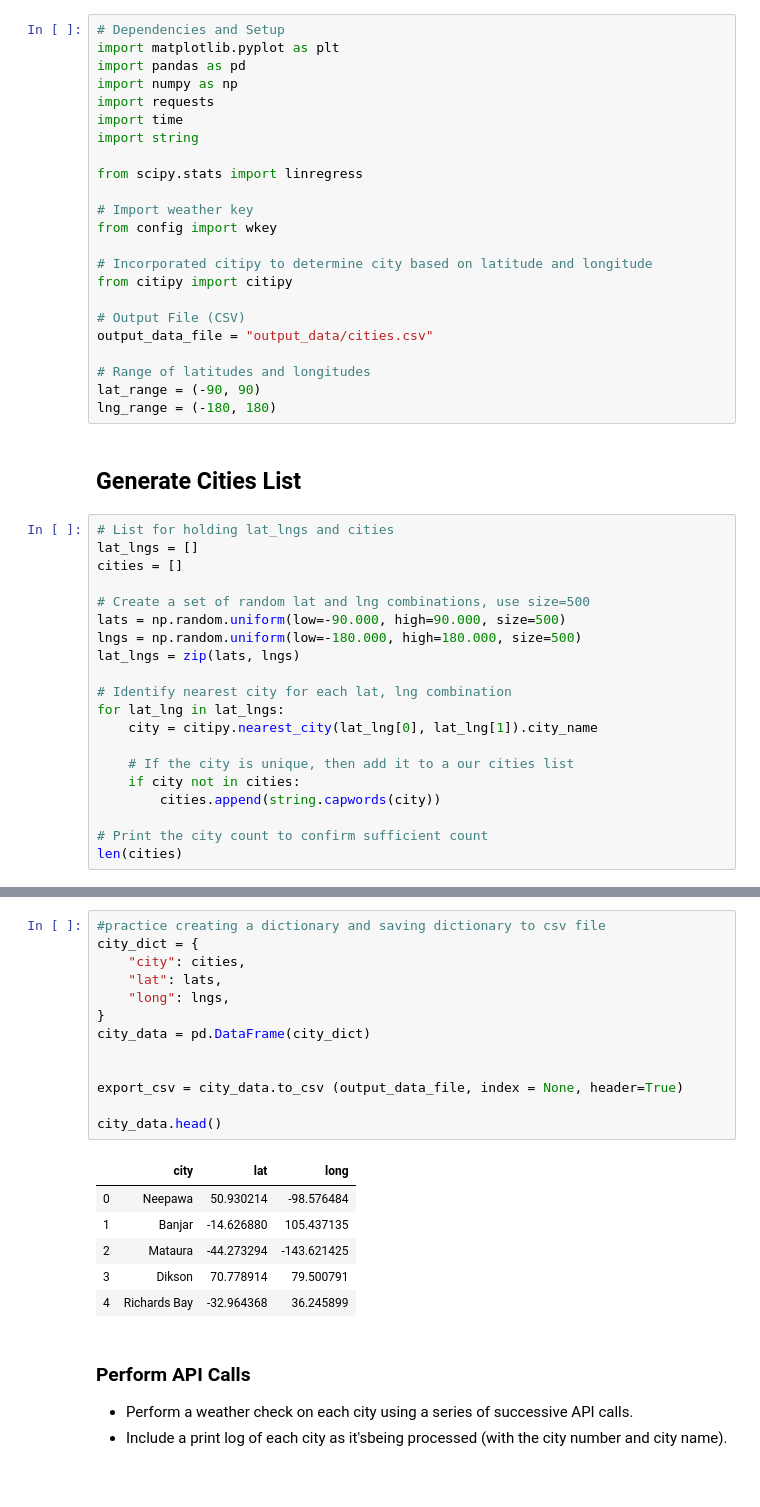
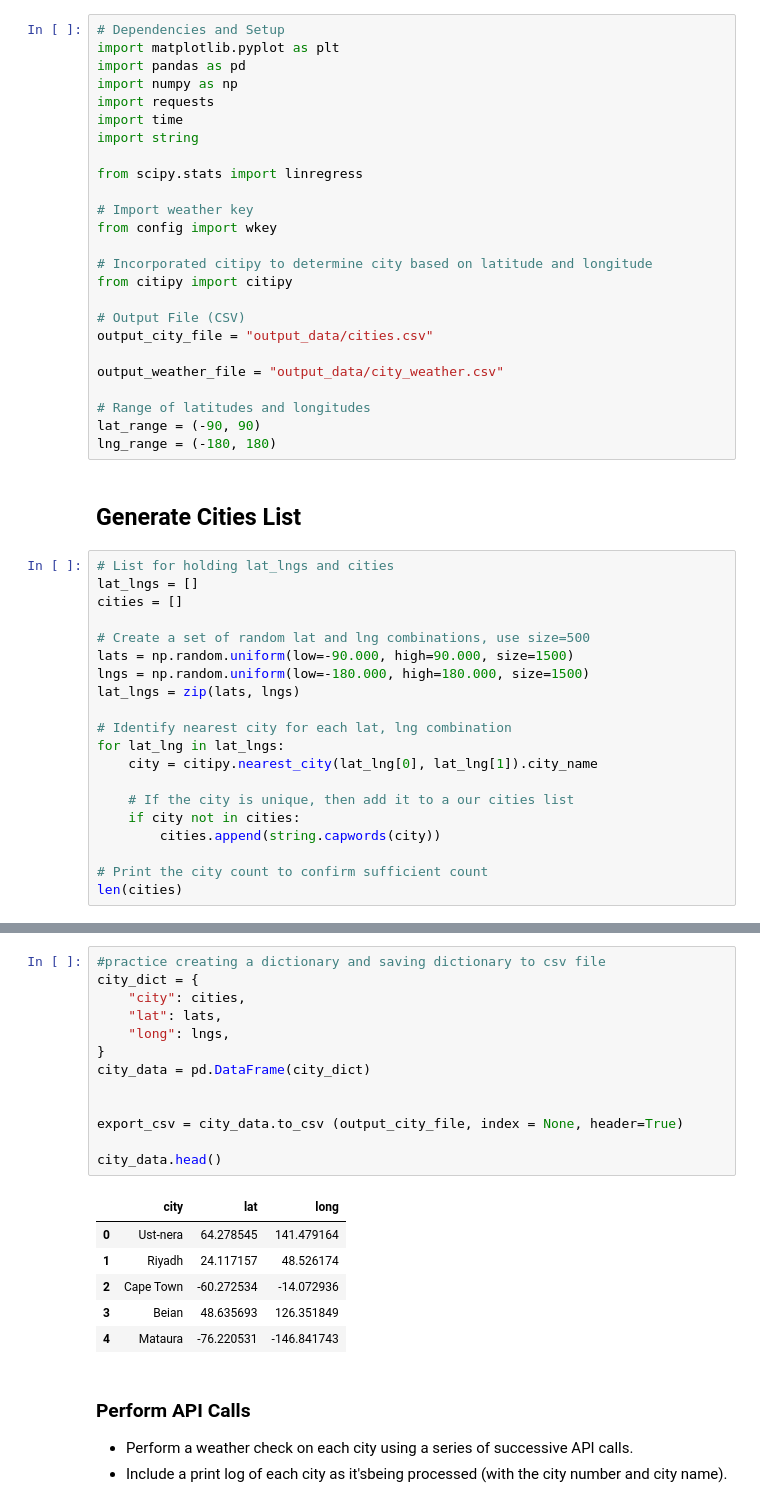
Before and after one commit to msfa12th/python-api-challenge, a Jupyter notebook: WeatherPy/WeatherPy.ipynb, the cells around one changed output, grey strips where cells are left out. Saved outputs shown, nothing was run; the diff lists cells and outputs as text.

```diff
--- a/WeatherPy/WeatherPy.ipynb
+++ b/WeatherPy/WeatherPy.ipynb
@@ -22,7 +22,9 @@ from config import wkey
 from citipy import citipy
 
 # Output File (CSV)
-output_data_file = "output_data/cities.csv"
+output_city_file = "output_data/cities.csv"
+
+output_weather_file = "output_data/city_weather.csv"
 
 # Range of latitudes and longitudes
 lat_range = (-90, 90)
@@ -35,8 +37,8 @@ lat_lngs = []
 cities = []
 
 # Create a set of random lat and lng combinations, use size=500
-lats = np.random.uniform(low=-90.000, high=90.000, size=500)
-lngs = np.random.uniform(low=-180.000, high=180.000, size=500)
+lats = np.random.uniform(low=-90.000, high=90.000, size=1500)
+lngs = np.random.uniform(low=-180.000, high=180.000, size=1500)
 lat_lngs = zip(lats, lngs)
 
 # Identify nearest city for each lat, lng combination
@@ -54,23 +56,23 @@ len(cities)
 # %%
 #practice creating a dictionary and saving dictionary to csv file
 city_dict = {
     "city": cities,
     "lat": lats,
     "long": lngs,
 }
 city_data = pd.DataFrame(city_dict)
 
 
-export_csv = city_data.to_csv (output_data_file, index = None, header=True)
+export_csv = city_data.to_csv (output_city_file, index = None, header=True)
 
 city_data.head()
 # %% [output]
 |  | city | lat | long |
-| 0 | Neepawa | 50.930214 | -98.576484 |
-| 1 | Banjar | -14.626880 | 105.437135 |
-| 2 | Mataura | -44.273294 | -143.621425 |
-| 3 | Dikson | 70.778914 | 79.500791 |
-| 4 | Richards Bay | -32.964368 | 36.245899 |
+| 0 | Ust-nera | 64.278545 | 141.479164 |
+| 1 | Riyadh | 24.117157 | 48.526174 |
+| 2 | Cape Town | -60.272534 | -14.072936 |
+| 3 | Beian | 48.635693 | 126.351849 |
+| 4 | Mataura | -76.220531 | -146.841743 |
 # %% [markdown]
 ### Perform API Calls
 * Perform a weather check on each city using a series of successive API calls.
```
Also changed, not shown: parts of 21 cells of this notebook, 5 other files.
